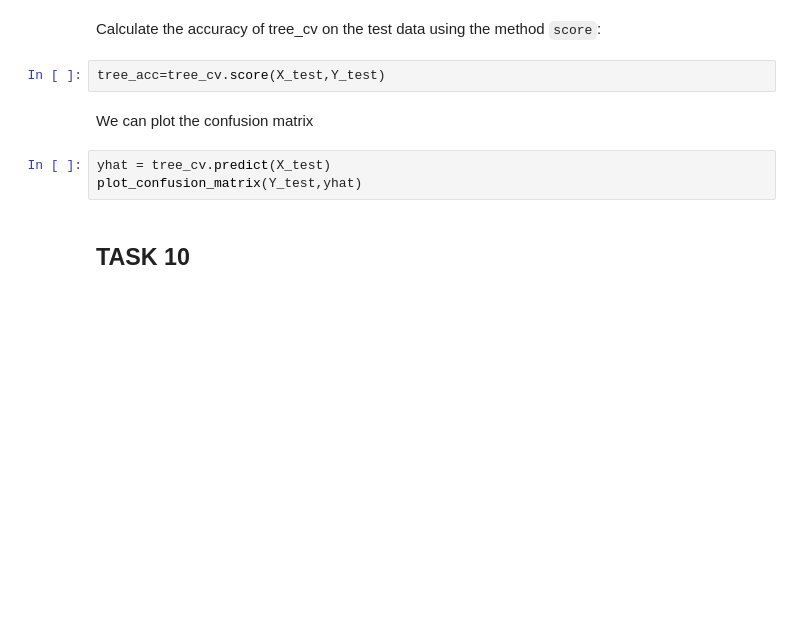
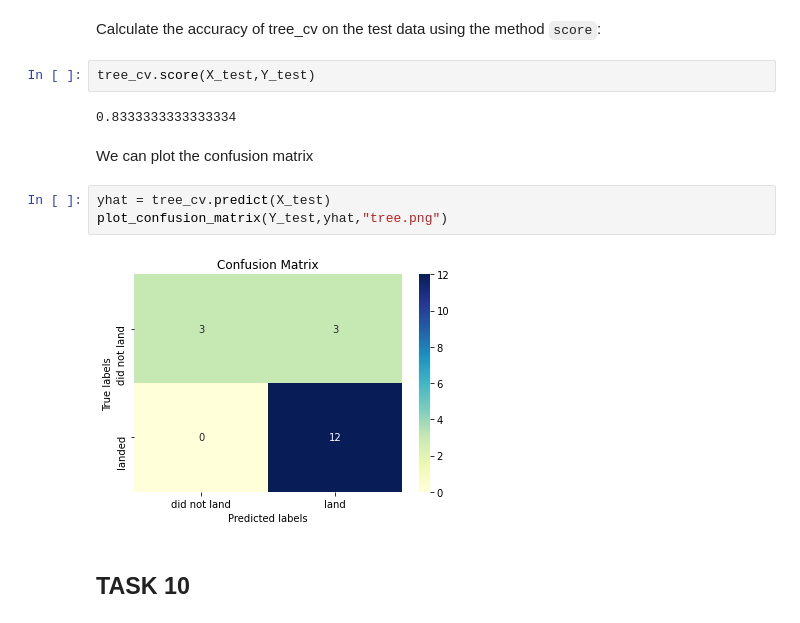
Before and after one commit to jivfur/ibm_capstone_project, a Jupyter notebook: SpaceX_Machine Learning Prediction_Part_5.ipynb, the cells around one changed output. Cells and saved outputs as stored; diff of their text form; blank space fills up the shorter version.

```diff
--- a/SpaceX_Machine Learning Prediction_Part_5.ipynb
+++ b/SpaceX_Machine Learning Prediction_Part_5.ipynb
@@ -294,12 +368,16 @@ print(classification_report(Y_test, tree_yhat))
 # %% [markdown]
 Calculate the accuracy of tree_cv on the test data using the method <code>score</code>:
 # %%
-tree_acc=tree_cv.score(X_test,Y_test)
+tree_cv.score(X_test,Y_test)
+# %% [output]
+0.8333333333333334
 # %% [markdown]
 We can plot the confusion matrix
 # %%
 yhat = tree_cv.predict(X_test)
-plot_confusion_matrix(Y_test,yhat)
+plot_confusion_matrix(Y_test,yhat,"tree.png")
+# %% [output]
+[figure, added]
 # %% [markdown]
 ## TASK  10
 # %% [markdown]
```
Also changed, not shown: parts of 23 cells of this notebook.
